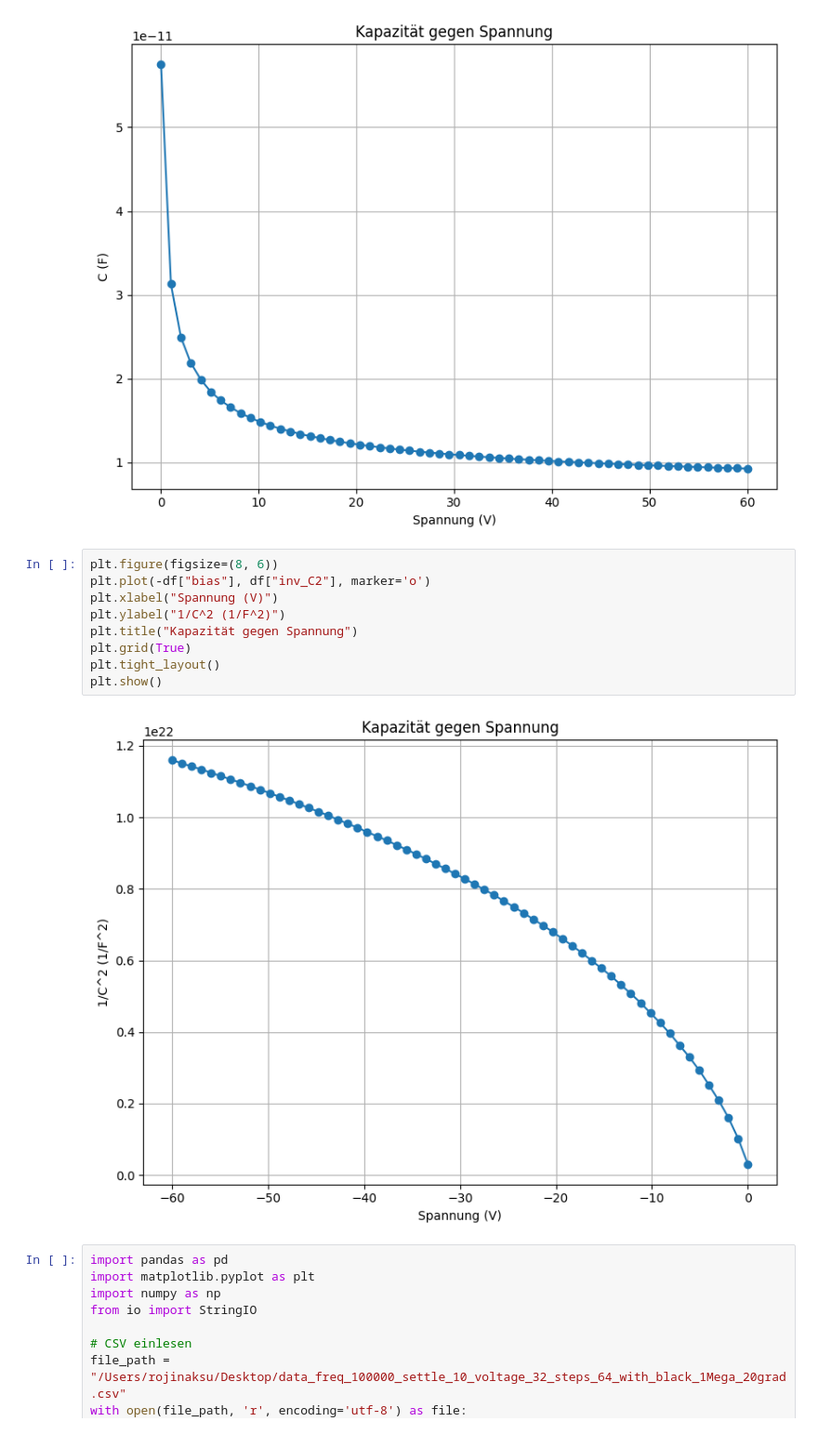
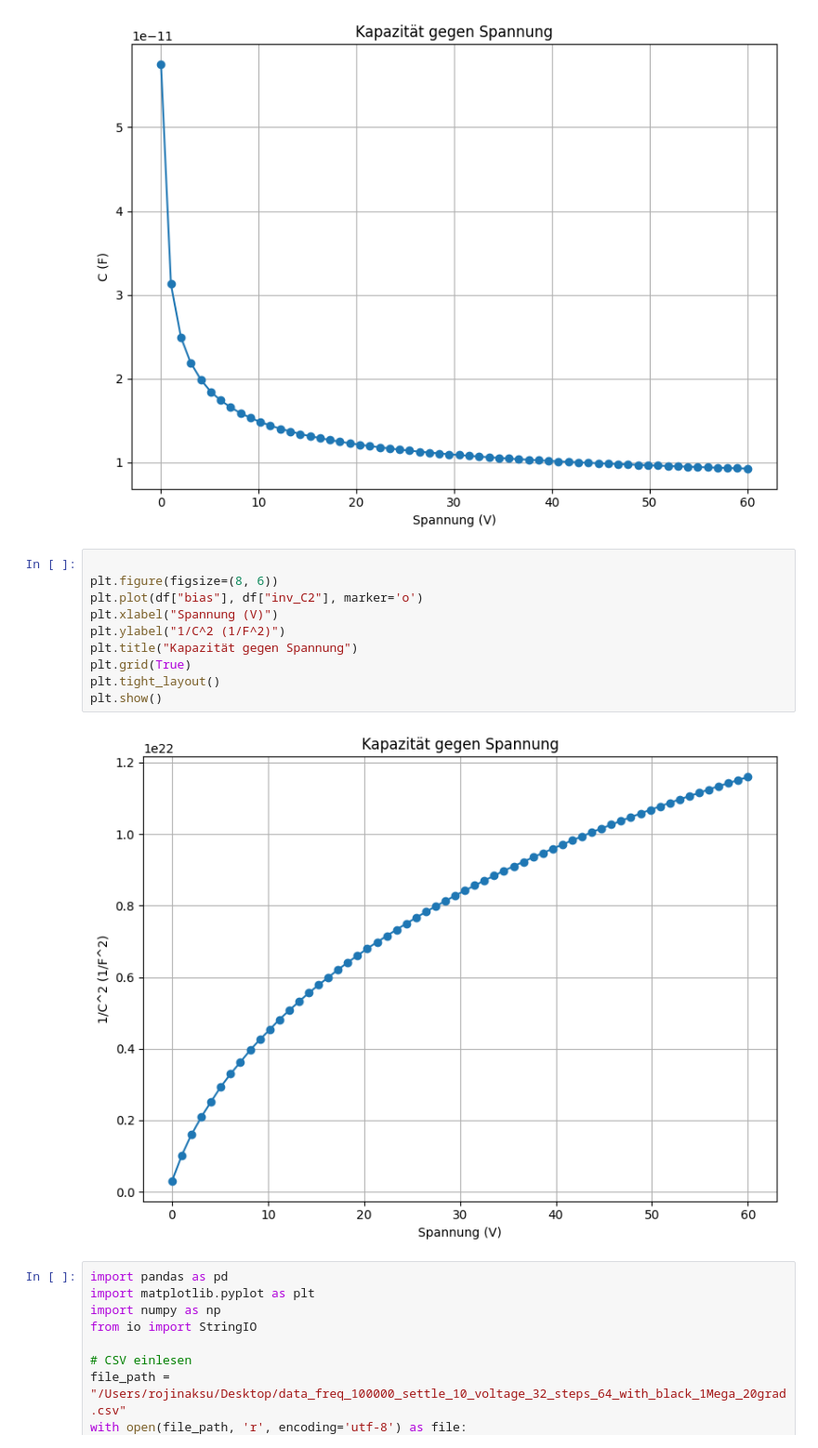
Before and after one commit to rojinaks/diy-particle-detector-V2, a Jupyter notebook: codes/diode/cvsv.ipynb, the cells around one changed output. Shown: that part at 93% size. Drawn from its saved outputs; the diff is of its cells as text.

```diff
--- a/codes/diode/cvsv.ipynb
+++ b/codes/diode/cvsv.ipynb
@@ -102,16 +102,17 @@ plt.show()
 # %% [output]
 [figure]
 # %%
+
 plt.figure(figsize=(8, 6))
-plt.plot(-df["bias"], df["inv_C2"], marker='o')
+plt.plot(df["bias"], df["inv_C2"], marker='o')
 plt.xlabel("Spannung (V)")
 plt.ylabel("1/C^2 (1/F^2)")
 plt.title("Kapazität gegen Spannung")
 plt.grid(True)
 plt.tight_layout()
 plt.show()
 # %% [output]
-[figure, old version]
+[figure, new version]
 # %%
 import pandas as pd
 import matplotlib.pyplot as plt
```
Also changed, not shown: parts of 3 cells of this notebook, 26 other files.
